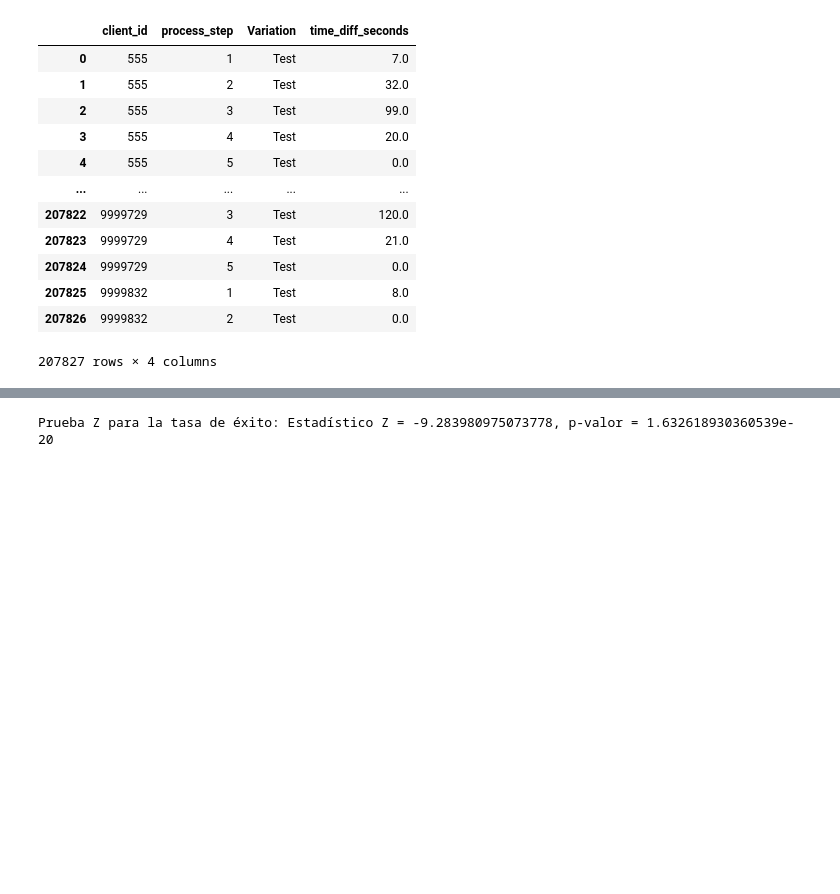
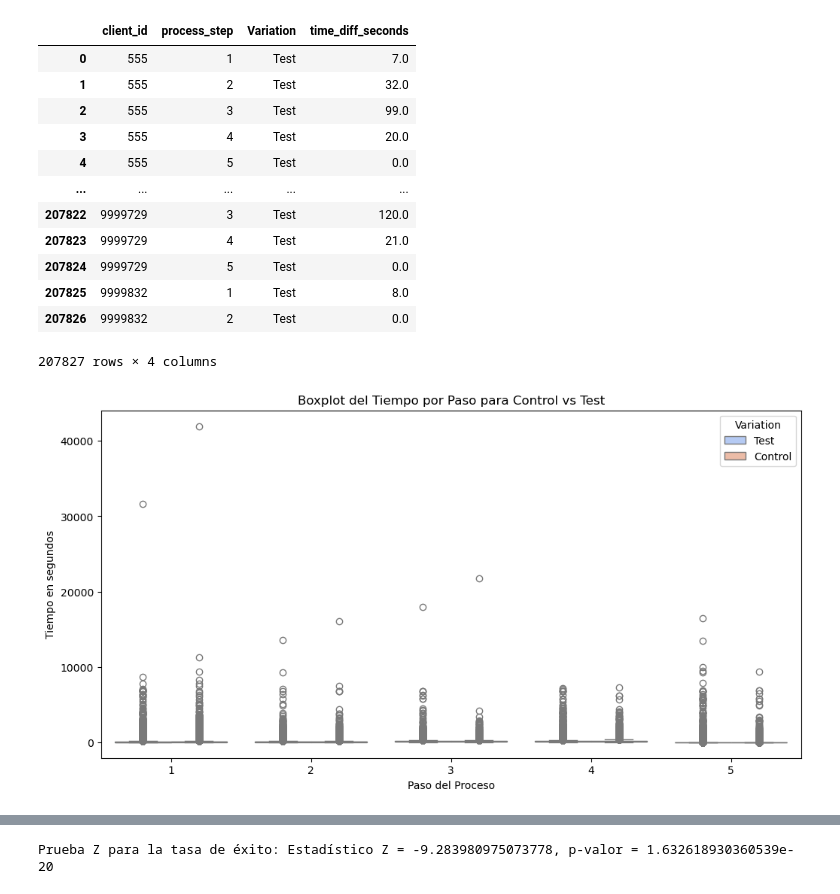
Before and after one commit to Josemargal/vanguard-ab-test, a Jupyter notebook: data_exploration.ipynb, the cells around one changed output, grey strips where cells are left out. Cells and saved outputs as stored; diff of their text form; code cells hidden in the pictures; blank space fills up the shorter version.

Commit message:
final_data_exploration

```diff
--- a/data_exploration.ipynb
+++ b/data_exploration.ipynb
@@ -1193,3 +1177,13 @@ dtype: int64
 | 207825 | 9999832 | 1 | Test | 8.0 |
 | 207826 | 9999832 | 2 | Test | 0.0 |
 207827 rows × 4 columns
+# %%
+# Boxplot por paso y variación (Control vs Test)
+plt.figure(figsize=(12, 6))
+sns.boxplot(x='process_step', y='time_diff_seconds', hue='Variation', data=time_per_client_step, palette='coolwarm')
+plt.title('Boxplot del Tiempo por Paso para Control vs Test')
+plt.xlabel('Paso del Proceso')
+plt.ylabel('Tiempo en segundos')
+plt.show()
+# %% [output]
+[figure, added]
```
Also changed, not shown: parts of 31 cells of this notebook.
